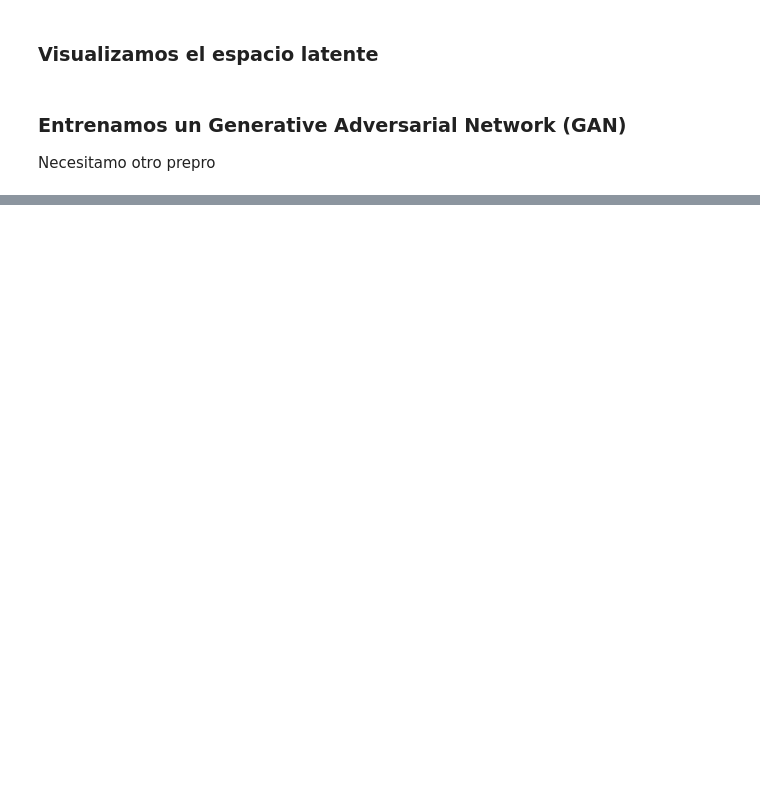
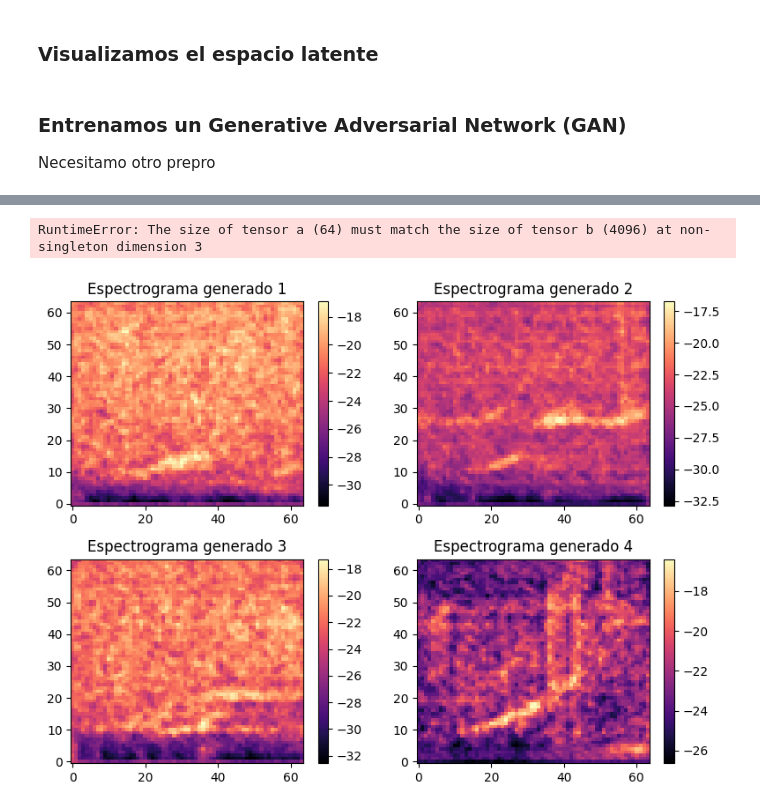
Before and after one commit to martinbianchi0/whale_challenge, a Jupyter notebook: notebook.ipynb, the cells around one changed output, grey strips where cells are left out. Cells and saved outputs as stored; diff of their text form; code cells hidden in the pictures; blank space fills up the shorter version.

```diff
--- a/notebook.ipynb
+++ b/notebook.ipynb
@@ -2323,0 +1554,38 @@ generated = generate_synthetic_spectrograms(aae, num_samples=3, latent_dim=32,
+# %%
+import torch
+import matplotlib.pyplot as plt
+
+# Asegurate de que 'gen' está en eval mode
+gen.eval()
+
+# Generamos un batch de espectrogramas sintéticos
+batch_size = 4  # por ejemplo
+z_dim = 100
+device = torch.device("mps" if torch.backends.mps.is_available() else "cpu")
+
+with torch.no_grad():
+    z = torch.randn(batch_size, z_dim, 1, 1, device=device)
+    generated_spec = gen(z).cpu()  # Salida en [-1,1] (usando tanh)
+
+# Ahora generated_spec tiene forma [batch_size, 1, 64, 64]
+generated_spec = generated_spec * global_std + global_mean
+# %% [output]
+RuntimeError: The size of tensor a (64) must match the size of tensor b (4096) at non-singleton dimension 3
+# %%
+# Plotear los primeros espectrogramas
+import matplotlib.pyplot as plt
+
+n_samples = generated_spec.size(0)
+
+plt.figure(figsize=(8, 6))
+for i in range(n_samples):
+    spec = generated_spec[i, 0].numpy()
+    plt.subplot((n_samples + 1) // 2, 2, i + 1)
+    plt.imshow(spec, aspect='auto', origin='lower', cmap='magma')
+    plt.colorbar()
+    plt.title(f"Espectrograma generado {i+1}")
+
+plt.tight_layout()
+plt.show()
+# %% [output]
+[figure, added]
```
Also changed, not shown: parts of 36 cells of this notebook, 6 other files.
